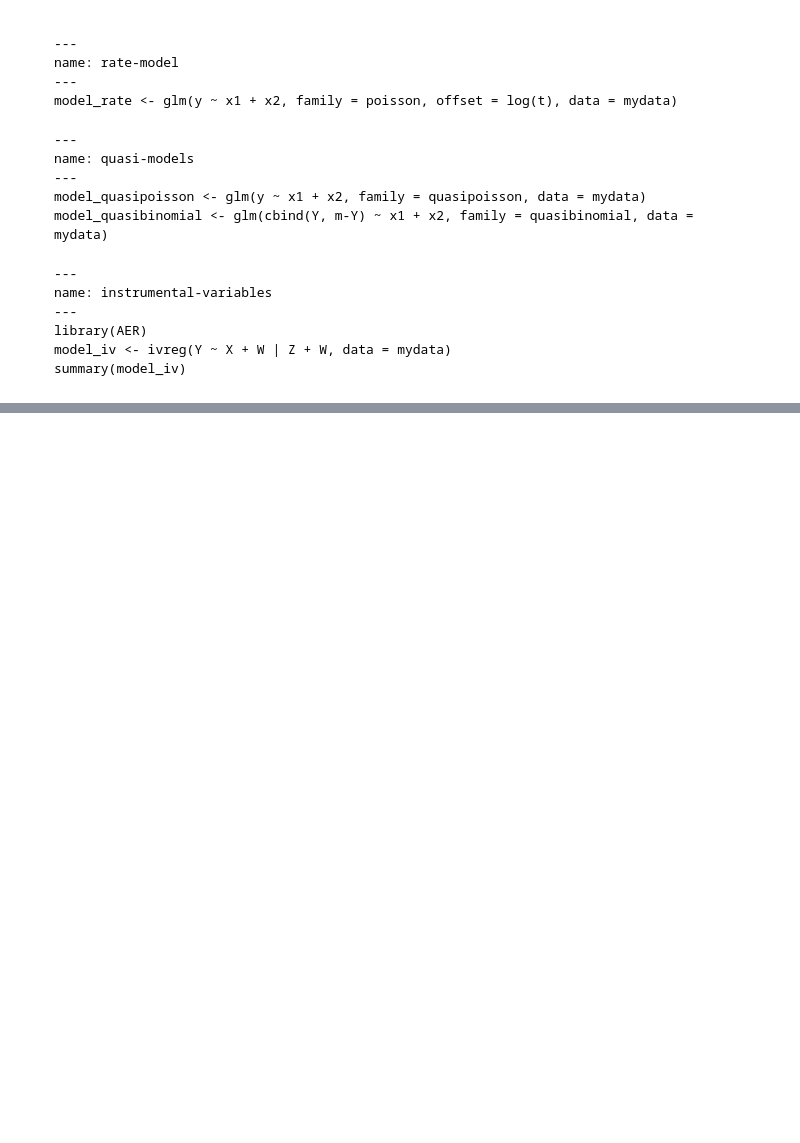
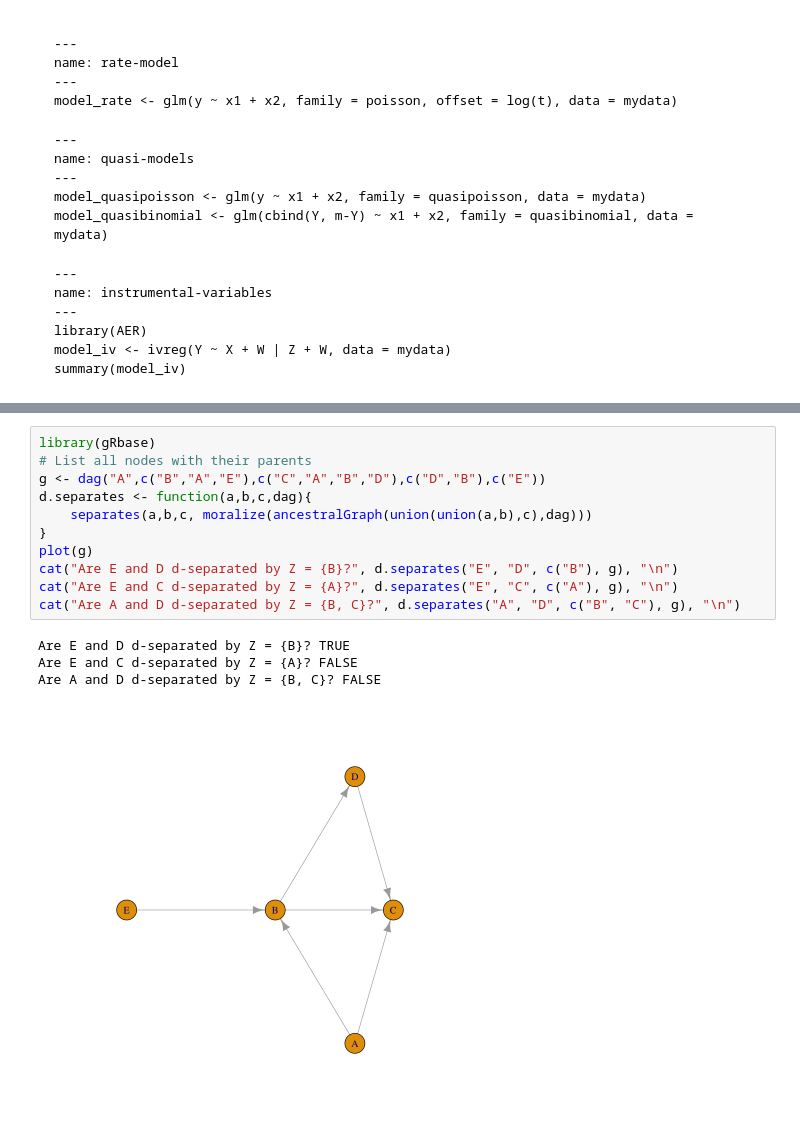
Before and after one commit to marbetschar/marco.betschart.name, a Jupyter notebook: projects/masters-degree-in-data-science/advanced-statistical-data-analysis.ipynb, the cells around one changed output, grey strips where cells are left out. Drawn from its saved outputs; the diff is of its cells as text; blank space fills up the shorter version.

```diff
--- a/projects/masters-degree-in-data-science/advanced-statistical-data-analysis.ipynb
+++ b/projects/masters-degree-in-data-science/advanced-statistical-data-analysis.ipynb
@@ -588 +731,17 @@ Ancestors of B =  A B E
+# %%
+library(gRbase)
+# List all nodes with their parents
+g <- dag("A",c("B","A","E"),c("C","A","B","D"),c("D","B"),c("E"))
+d.separates <- function(a,b,c,dag){
+    separates(a,b,c, moralize(ancestralGraph(union(union(a,b),c),dag)))
+}
+plot(g)
+cat("Are E and D d-separated by Z = {B}?", d.separates("E", "D", c("B"), g), "\n")
+cat("Are E and C d-separated by Z = {A}?", d.separates("E", "C", c("A"), g), "\n")
+cat("Are A and D d-separated by Z = {B, C}?", d.separates("A", "D", c("B", "C"), g), "\n")
+# %% [output]
+Are E and D d-separated by Z = {B}? TRUE
+Are E and C d-separated by Z = {A}? FALSE
+Are A and D d-separated by Z = {B, C}? FALSE
+[figure, added]
 # %% [markdown]
```
Also changed, not shown: parts of 16 cells of this notebook, 4 other files.
